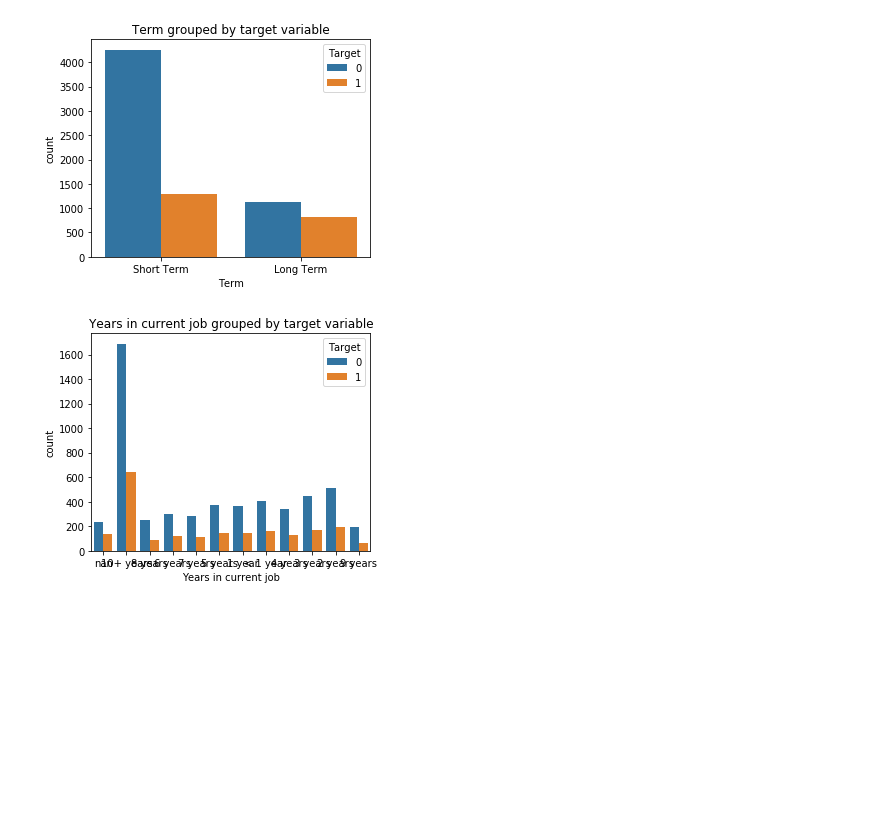
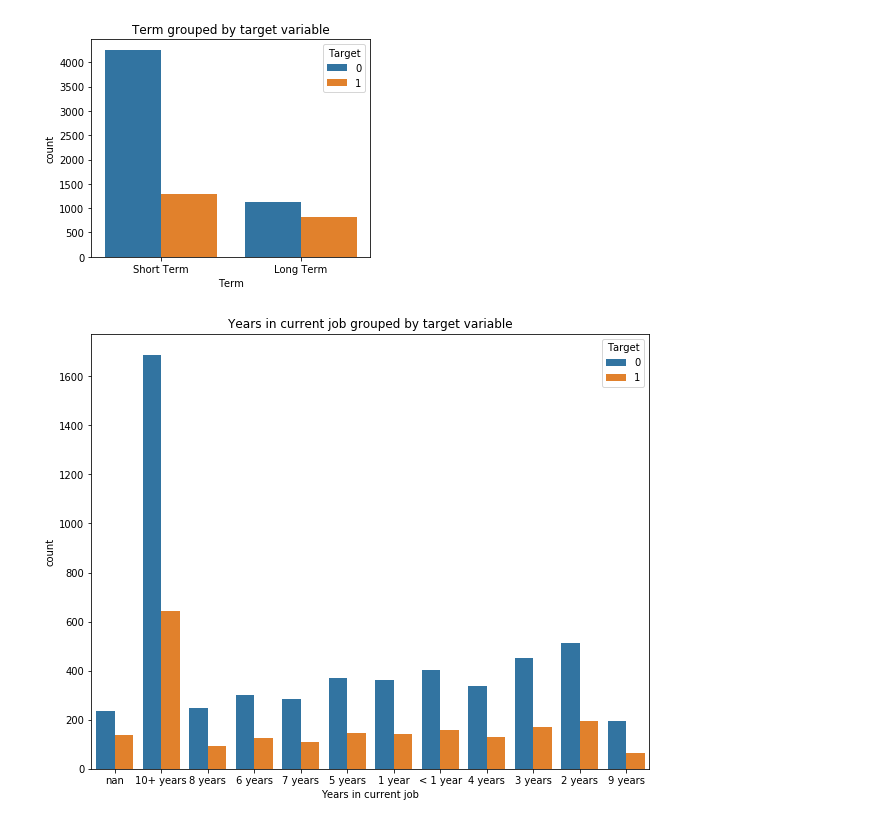
Before and after one commit to PavelMurachev/GeekBrains, a Jupyter notebook: Drafts/Course_Project.ipynb, the cells around one changed output. Drawn from its saved outputs; the diff is of its cells as text; code cells hidden in the pictures; blank space fills up the shorter version.

```diff
--- a/Drafts/Course_Project.ipynb
+++ b/Drafts/Course_Project.ipynb
@@ -104,0 +119,4 @@ Name: Term, dtype: int64
+# %%
+df_train = pd.read_csv(train_path)
+features = ['Home Ownership', 'Annual Income', 'Years in current job', 'Tax Liens', 'Number of Open Accounts', 'Years of Credit History', 'Maximum Open Credit', 'Number of Credit Problems',
+        'Months since last delinquent', 'Bankruptcies', 'Purpose', 'Term', 'Current Loan Amount', 'Current Credit Balance', 'Monthly Debt', 'Credit Default']
@@ -105,5 +125,6 @@ Name: Term, dtype: int64
+# %%
+df_train.loc[df_train['Annual Income'].isnull(), 'Annual Income'] = df_train['Annual Income'].median()
+df_train.loc[df_train['Years in current job'].isnull(),
+             'Years in current job'] = '10+ years'
 # %% [markdown]
 **Приведение номинативных признаков**
-# %%
-for colname in ['Home Ownership', 'Years in current job', 'Purpose', 'Term']:
-    df_train[colname] = df_train[colname].astype(str)
@@ -149,0 +156,10 @@ Credit Default - факт невыполнения кредитных обяза
+# %%
+df_train['Home Ownership'] = df_train['Home Ownership'].replace({'Home Mortgage':0, 'Rent':1, 'Own Home':2, 'Have Mortgage':3})
+df_train['Years in current job'] = df_train['Years in current job'].replace({'10+ years':0, '2 years':1,
+            '3 years':2, '< 1 year':3, '5 years':4, '1 year':5, '4 years':6, '6 years':7,
+            '7 years':8, '8 years':9, '9 years':10})
+df_train['Term'] = df_train['Term'].replace({'Short Term':0, 'Long Term':1})
+df_train['Purpose'] = df_train['Purpose'].replace({'debt consolidation':0, 'other':1,
+            'home improvements':2, 'business loan':3, 'medical bills':4, 'major purchase':5, 'take a trip':6,
+            'buy house':7, 'small business':8, 'wedding':9, 'moving':10, 'educational expenses':11,
+                                                   'vacation':12, 'renewable energy':13, 'buy a car':14})
@@ -214,13 +234,13 @@ plt.show()
 # %% [output]
 [figure]
 # %%
-plt.figure(figsize=(5, 4))
+plt.figure(figsize=(10, 8))
 
 sns.countplot(x="Years in current job", hue=TARGET_NAME, data=df_train)
 plt.title('Years in current job grouped by target variable')
 plt.legend(title='Target', loc='upper right')
 
 plt.show()
 # %% [output]
-[figure, old version]
+[figure, new version]
 # %%
```
Also changed, not shown: parts of 72 cells of this notebook.
